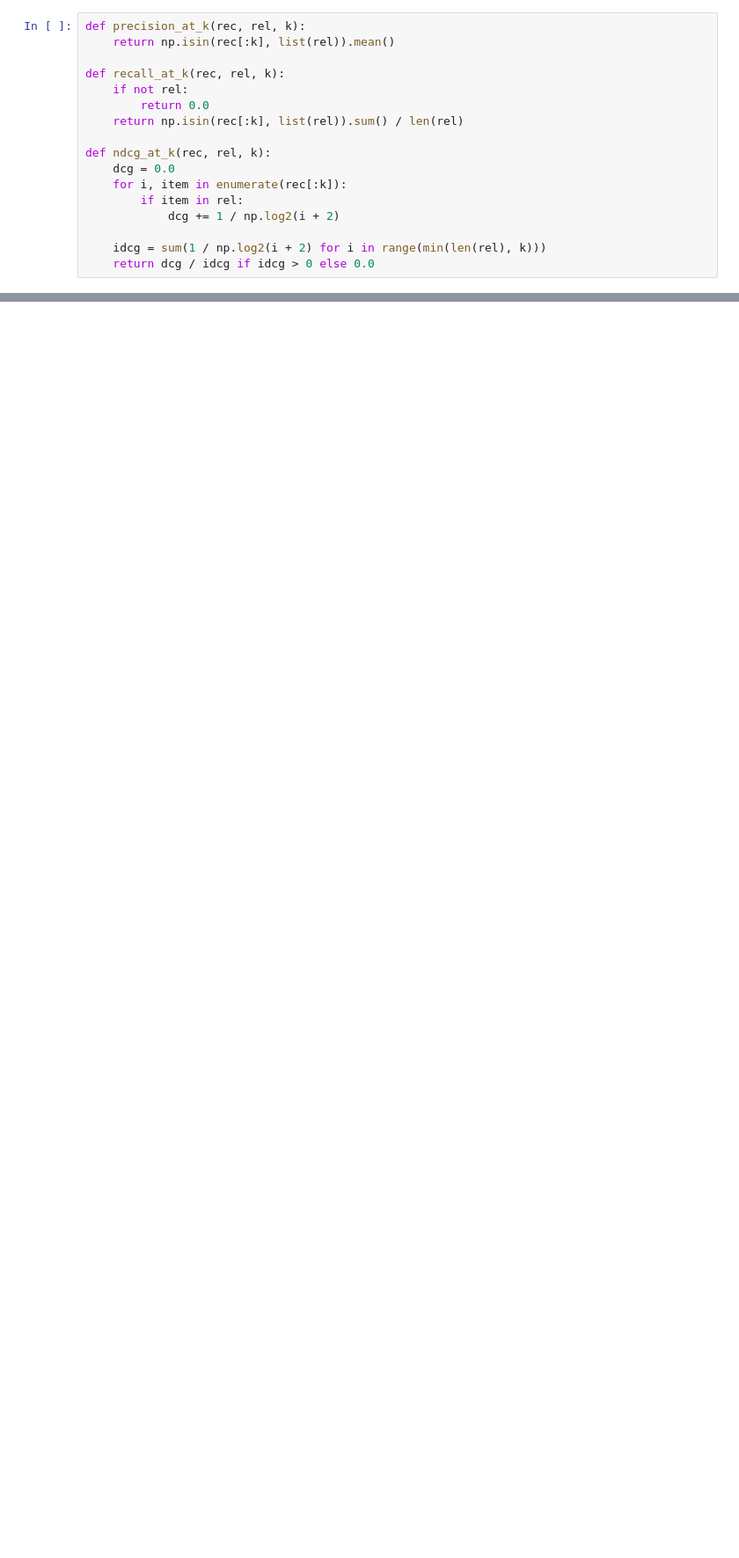
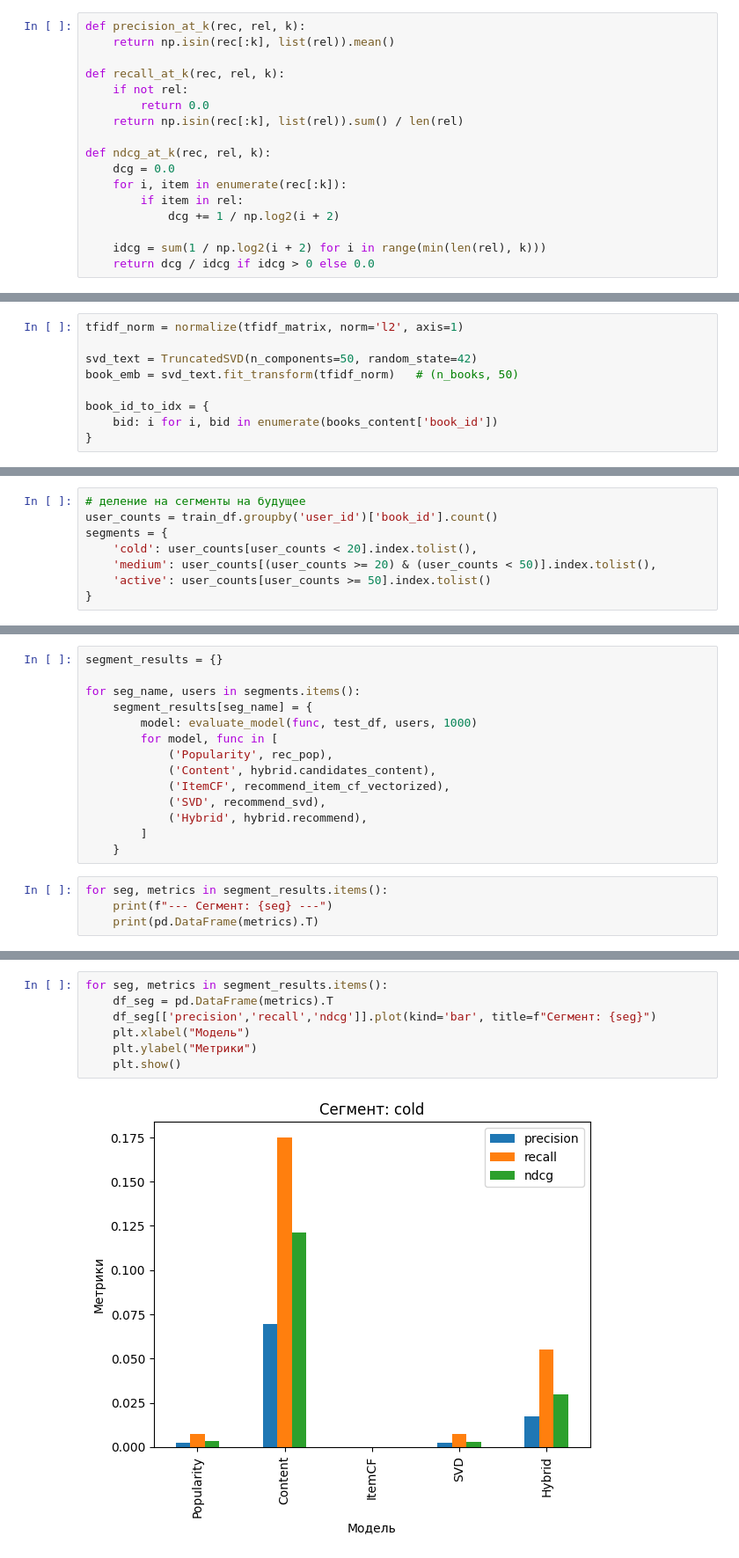
Before and after one commit to TSYYH/mephi, a Jupyter notebook: rec_sys/sess/Сырников_sess.ipynb, the cells around one changed output, grey strips where cells are left out. Shown at 88% size. Drawn from its saved outputs; the diff is of its cells as text; blank space fills up the shorter version.

```diff
--- a/rec_sys/sess/Сырников_sess.ipynb
+++ b/rec_sys/sess/Сырников_sess.ipynb
@@ -767,0 +887,9 @@ results_df
+# %%
+tfidf_norm = normalize(tfidf_matrix, norm='l2', axis=1)
+
+svd_text = TruncatedSVD(n_components=50, random_state=42)
+book_emb = svd_text.fit_transform(tfidf_norm)   # (n_books, 50)
+
+book_id_to_idx = {
+    bid: i for i, bid in enumerate(books_content['book_id'])
+}
@@ -767,0 +1159,8 @@ results_df
+# %%
+# деление на сегменты на будущее
+user_counts = train_df.groupby('user_id')['book_id'].count()
+segments = {
+    'cold': user_counts[user_counts < 20].index.tolist(),
+    'medium': user_counts[(user_counts >= 20) & (user_counts < 50)].index.tolist(),
+    'active': user_counts[user_counts >= 50].index.tolist()
+}
@@ -767,0 +1189,18 @@ results_df
+# %%
+segment_results = {}
+
+for seg_name, users in segments.items():
+    segment_results[seg_name] = {
+        model: evaluate_model(func, test_df, users, 1000)
+        for model, func in [
+            ('Popularity', rec_pop),
+            ('Content', hybrid.candidates_content),
+            ('ItemCF', recommend_item_cf_vectorized),
+            ('SVD', recommend_svd),
+            ('Hybrid', hybrid.recommend),
+        ]
+    }
+# %%
+for seg, metrics in segment_results.items():
+    print(f"--- Сегмент: {seg} ---")
+    print(pd.DataFrame(metrics).T)
@@ -767,0 +1225,9 @@ results_df
+# %%
+for seg, metrics in segment_results.items():
+    df_seg = pd.DataFrame(metrics).T
+    df_seg[['precision','recall','ndcg']].plot(kind='bar', title=f"Сегмент: {seg}")
+    plt.xlabel("Модель")
+    plt.ylabel("Метрики")
+    plt.show()
+# %% [output]
+[figure, added]
```
Also changed, not shown: parts of 32 cells of this notebook.
